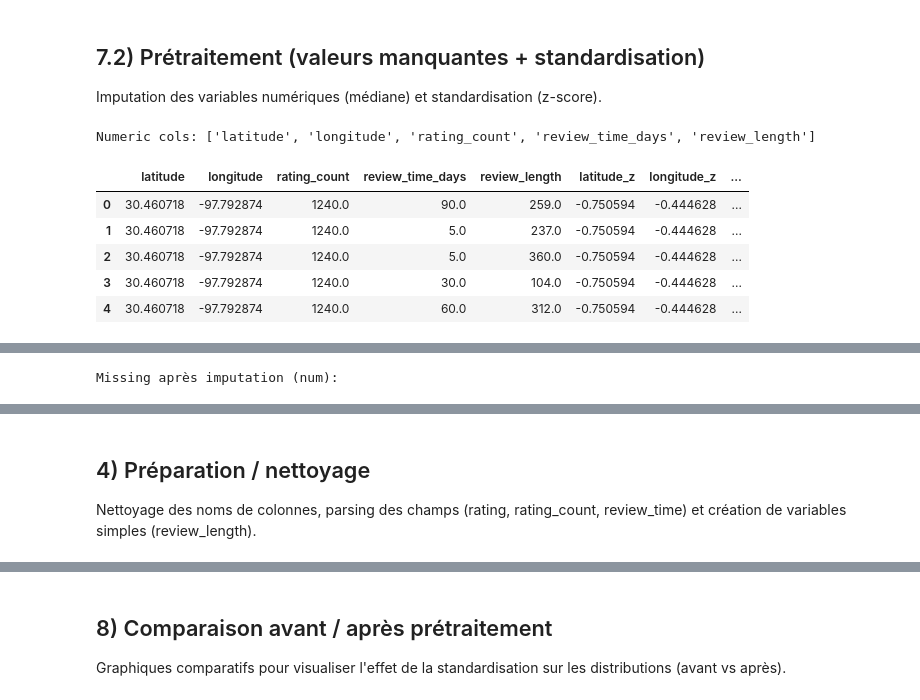
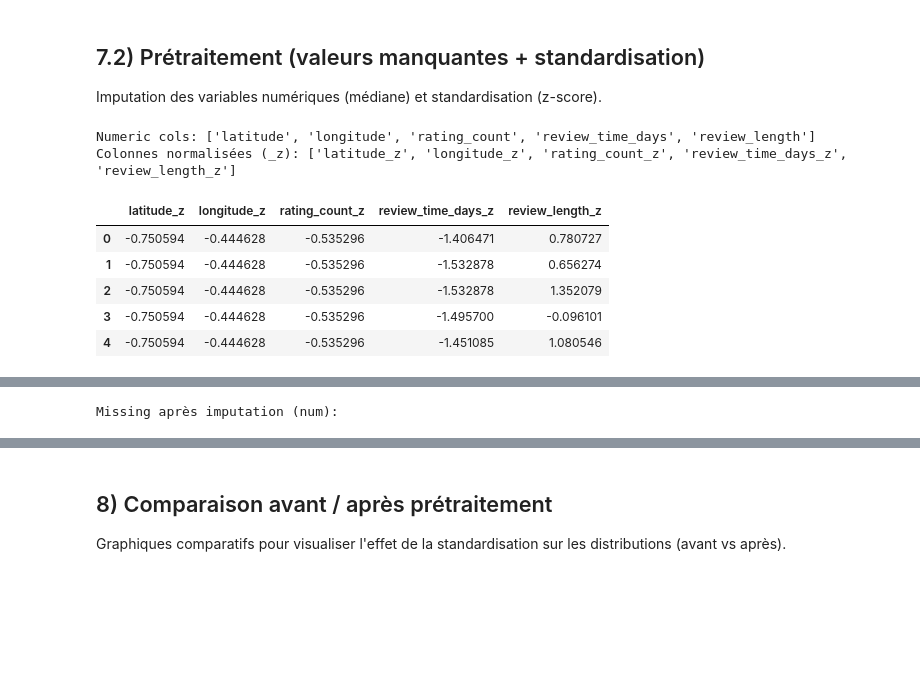
Before and after one commit to F1N3X/intelligent-customer-review-analysis, a Jupyter notebook: main.ipynb, the cells around one changed output, grey strips where cells are left out. Cells and saved outputs as stored; diff of their text form; code cells hidden in the pictures; blank space fills up the shorter version.

```diff
--- a/main.ipynb
+++ b/main.ipynb
@@ -29,6 +29,9 @@ from sklearn.preprocessing import StandardScaler
 sns.set_theme(style="whitegrid")
 pd.set_option('display.max_columns', 200)
 pd.set_option('display.width', 140)
+
+# Configuration de la colonne target pour les modèles ML
+TARGET_COL = 'sentiment'  # peut être 'rating' ou 'sentiment'
 # %% [markdown]
 ## 2) Chargement des données
 Lecture du fichier CSV et premier aperçu (shape + head).
@@ -864,34 +1151,66 @@ print('\n' + '='*100)
 Imputation des variables numériques (médiane) et standardisation (z-score).
 # %%
 # Prétraitement: gestion NA + standardisation (numériques)
-numeric_cols = [c for c in ['latitude', 'longitude', 'rating_count', 'review_time_days', 'review_length'] if c in df.columns]
+# IMPORTANT: on se base sur le DataFrame préparé (`df`) si disponible,
+# sinon on retombe sur `df_raw` (avec un strip des noms de colonnes).
+if 'df' in globals():
+    _base_df = df.copy()
+else:
+    _base_df = df_raw.copy()
+    _base_df.columns = [c.strip() for c in _base_df.columns]
+
+numeric_candidates = ['latitude', 'longitude', 'rating_count', 'review_time_days', 'review_length']
+numeric_cols = [c for c in numeric_candidates if c in _base_df.columns]
 print('Numeric cols:', numeric_cols)
 
-df_num_before = df[numeric_cols].copy()
+# Sous-table numérique + coercition robuste (ex: '1,240' -> 1240)
+df_num_before = _base_df.loc[:, numeric_cols].copy()
+for c in numeric_cols:
+    s = df_num_before[c]
+    df_num_before[c] = pd.to_numeric(
+        s.astype(str).str.replace(',', '', regex=False).replace({'nan': np.nan, 'None': np.nan}),
+        errors='coerce',
+    )
 
-imputer = SimpleImputer(strategy='median')
-scaler = StandardScaler()
+if len(numeric_cols) == 0:
+    print('Aucune colonne numérique détectée: imputation/standardisation ignorées.')
+    df_pre = _base_df.copy()
+else:
+    imputer = SimpleImputer(strategy='median')
+    scaler = StandardScaler()
 
-num_imputed = imputer.fit_transform(df_num_before)
-num_scaled = scaler.fit_transform(num_imputed)
+    num_imputed = imputer.fit_transform(df_num_before)
+    num_scaled = scaler.fit_transform(num_imputed)
 
-df_num_after = pd.DataFrame(num_scaled, columns=[f'{c}_z' for c in numeric_cols], index=df.index)
+    df_num_after = pd.DataFrame(
+        num_scaled,
+        columns=[f'{c}_z' for c in numeric_cols],
+        index=_base_df.index,
+    )
 
-df_pre = df.copy()
-for c in numeric_cols:
-    # version imputée (non-scalée) pour garder un dataset propre
-    df_pre[c] = num_imputed[:, numeric_cols.index(c)]
+    df_pre = _base_df.copy()
+    for idx_c, c in enumerate(numeric_cols):
+        # version imputée (non-scalée) pour garder un dataset propre
+        df_pre[c] = num_imputed[:, idx_c]
 
-df_pre = pd.concat([df_pre, df_num_after], axis=1)
-display(df_pre[[*numeric_cols, *[f'{c}_z' for c in numeric_cols]]].head(5))
+    df_pre = pd.concat([df_pre, df_num_after], axis=1)
+
+    # Afficher toutes les colonnes normalisées
+    normalized_cols = [c for c in df_pre.columns if c.endswith('_z')]
+    print('Colonnes normalisées (_z):', normalized_cols)
+    display(df_pre[normalized_cols].head(5) if normalized_cols else pd.DataFrame())
+
+    # Comparaison rapide original vs z-score
+    display(df_pre[[*numeric_cols, *[f'{c}_z' for c in numeric_cols]]].head(5))
 
 print('Missing après imputation (num):')
-display(df_pre[numeric_cols].isna().mean().to_frame('missing_ratio'))
+display(df_pre[numeric_cols].isna().mean().to_frame('missing_ratio') if len(numeric_cols) else pd.DataFrame({'missing_ratio': []}))
 # %% [output]
 Numeric cols: ['latitude', 'longitude', 'rating_count', 'review_time_days', 'review_length']
+Colonnes normalisées (_z): ['latitude_z', 'longitude_z', 'rating_count_z', 'review_time_days_z', 'review_length_z']
-|  | latitude | longitude | rating_count | review_time_days | review_length | latitude_z | longitude_z | ... |
-| 0 | 30.460718 | -97.792874 | 1240.0 | 90.0 | 259.0 | -0.750594 | -0.444628 | ... |
-| 1 | 30.460718 | -97.792874 | 1240.0 | 5.0 | 237.0 | -0.750594 | -0.444628 | ... |
-| 2 | 30.460718 | -97.792874 | 1240.0 | 5.0 | 360.0 | -0.750594 | -0.444628 | ... |
-| 3 | 30.460718 | -97.792874 | 1240.0 | 30.0 | 104.0 | -0.750594 | -0.444628 | ... |
-| 4 | 30.460718 | -97.792874 | 1240.0 | 60.0 | 312.0 | -0.750594 | -0.444628 | ... |
+|  | latitude_z | longitude_z | rating_count_z | review_time_days_z | review_length_z |
+| 0 | -0.750594 | -0.444628 | -0.535296 | -1.406471 | 0.780727 |
+| 1 | -0.750594 | -0.444628 | -0.535296 | -1.532878 | 0.656274 |
+| 2 | -0.750594 | -0.444628 | -0.535296 | -1.532878 | 1.352079 |
+| 3 | -0.750594 | -0.444628 | -0.535296 | -1.495700 | -0.096101 |
+| 4 | -0.750594 | -0.444628 | -0.535296 | -1.451085 | 1.080546 |
@@ -905,3 +1229,0 @@ Missing après imputation (num):
-# %% [markdown]
-## 4) Préparation / nettoyage
-Nettoyage des noms de colonnes, parsing des champs (rating, rating_count, review_time) et création de variables simples (review_length).
```
Also changed, not shown: parts of 15 cells of this notebook.
